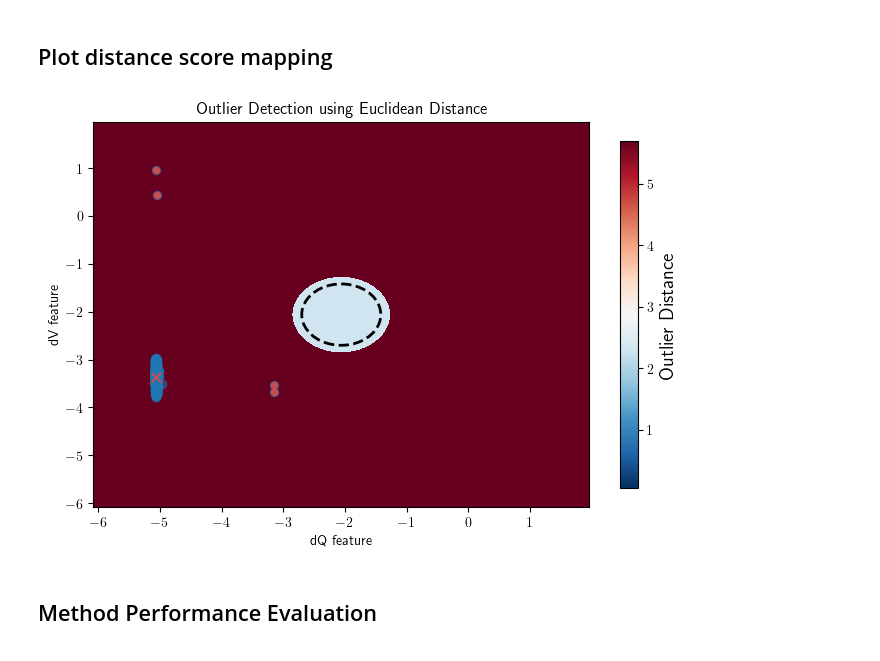
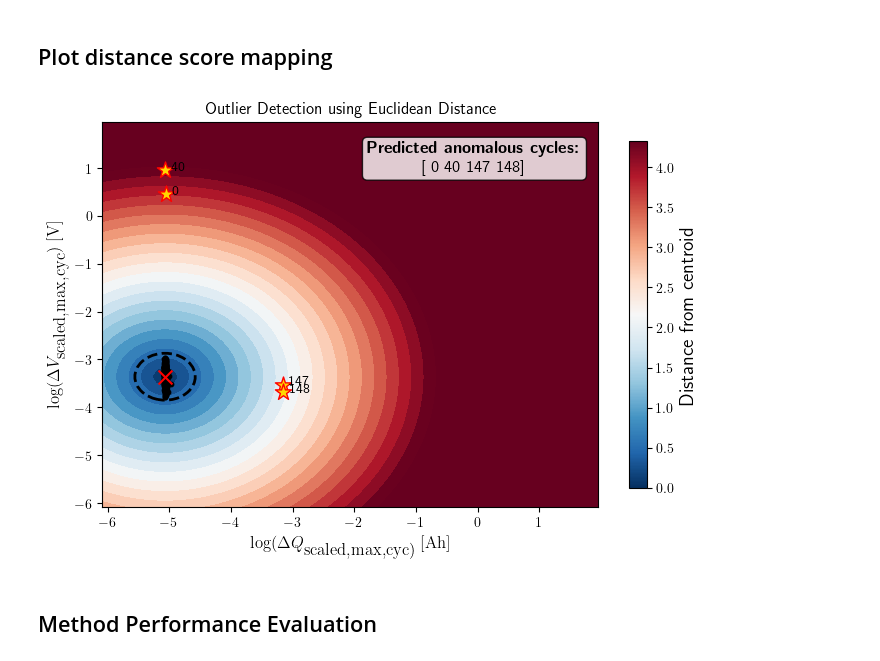
Before and after one commit to meichinpang/osbad, a Jupyter notebook: distance/distance_01_euclidean.ipynb, the cells around one changed output. Saved outputs shown, nothing was run; the diff lists cells and outputs as text; code cells hidden in the pictures.

Commit message:
refactored euclidean distance notebook

```diff
--- a/distance/distance_01_euclidean.ipynb
+++ b/distance/distance_01_euclidean.ipynb
@@ -175,5 +188,6 @@ from osbad import dbad
 # %%
 selected_feature_cols = (
+    #"cycle_index",
     "log_max_diff_dQ",
     "log_max_diff_dV")
 
@@ -183,6 +197,9 @@ runner = ModelRunner(
         selected_feature_cols=selected_feature_cols)
 
 features = runner.create_model_x_input()
+#features = Xdata[:,1:]
+#cycle_idx = Xdata[:,0]
+centroid = np.median(features, axis=0)
 # %% [markdown]
 ### Euclidean Distance
 # %%
@@ -218,7 +258,7 @@ plt.show()
 df_outliers_pred = df_features_per_cell[
     df_features_per_cell["cycle_index"].isin(pred_outlier_indices)].copy()
 
-df_outliers_pred["outlier_distance"] = outlier_distance
+df_outliers_pred["outlier_distance"] = pred_outlier_distance
 
 df_outliers_pred
 # %% [output]
@@ -232,18 +272,40 @@ df_outliers_pred
 # %%
 xx, yy, meshgrid = runner.create_2d_mesh_grid()
 
-grid_euclidean_dist = dbad.calculate_distance(method="euclidean",
-                                              features=meshgrid)
+grid_euclidean_dist = dbad.calculate_distance(metric_name="euclidean",
+                                              features=meshgrid,
+                                              centroid=centroid)
 
 dbad.plot_distance_score_map(
         meshgrid_distance = grid_euclidean_dist,
         xx = xx,
         yy = yy,
-        features= features,
+        features=features,
+        xoutliers= df_outliers_pred["log_max_diff_dQ"],
+        youtliers= df_outliers_pred["log_max_diff_dV"],
+        centroid=centroid,
         threshold= euclidean_threshold,
-        outlier_features= outlier_features)
+        pred_outlier_indices= pred_outlier_indices,
+        max_outlier_dist=max(pred_outlier_distance))
+
+filename = "euclidean_dist_map"
+
+output_fig_filename = (
+        filename + "_"
+        + selected_cell_label
+        + ".png")
+
+fig_output_path = (selected_cell_artifacts.
+                   joinpath(output_fig_filename))
+
+plt.savefig(
+        fig_output_path,
+        dpi=200,
+        bbox_inches="tight")
+
+plt.show()
 # %% [output]
-[figure, old version]
+[figure, new version]
 # %% [markdown]
 ## Method Performance Evaluation
 # %%
```
Also changed, not shown: parts of 6 cells of this notebook.
